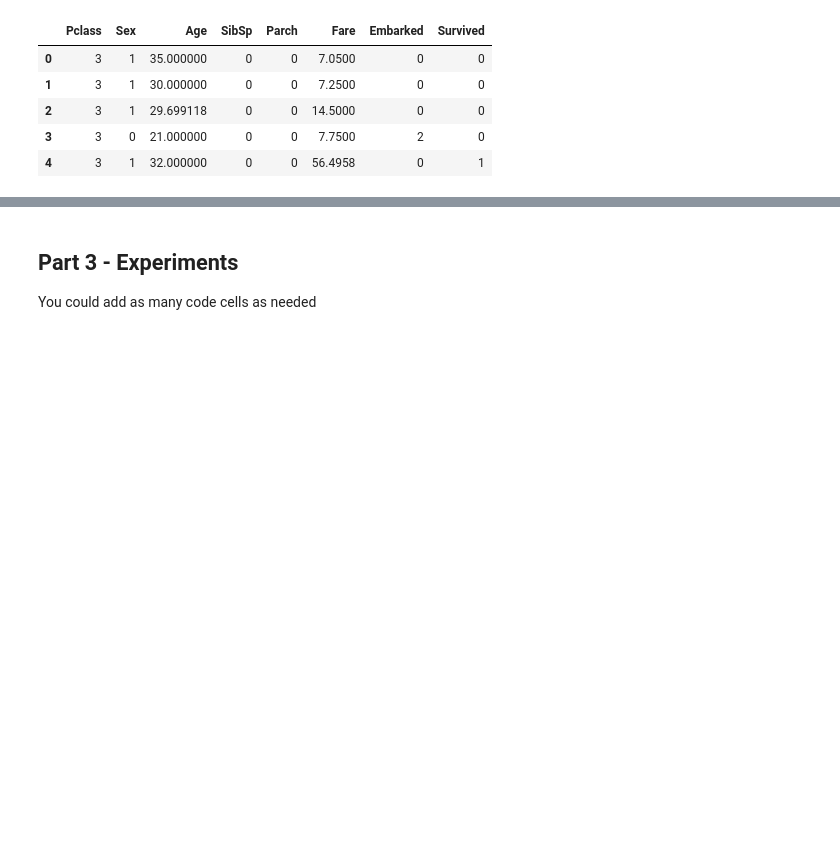
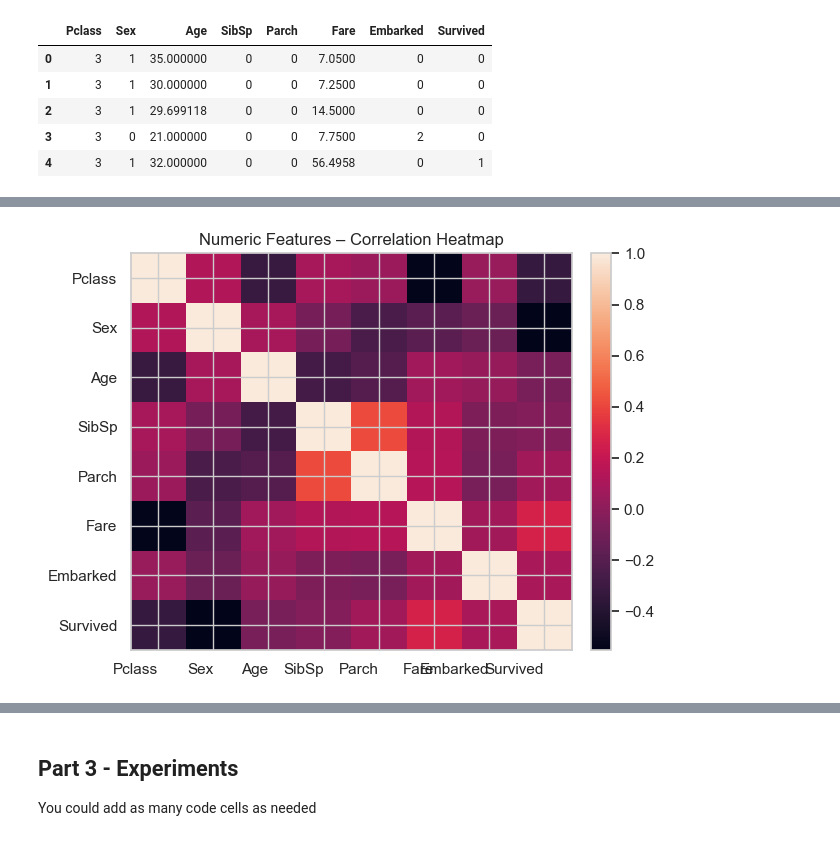
Before and after one commit to dudilevy25/hit-assignment-supervised-learning, a Jupyter notebook: Assignment_supervised_learning_flow.ipynb, the cells around one changed output, grey strips where cells are left out. Saved outputs shown, nothing was run; the diff lists cells and outputs as text; code cells hidden in the pictures; blank space fills up the shorter version.

```diff
--- a/Assignment_supervised_learning_flow.ipynb
+++ b/Assignment_supervised_learning_flow.ipynb
@@ -80,0 +113,17 @@ df_test.head()
+# %%
+# ---------- (1) Correlation heatmap for numeric features ----------
+num_cols = df_train.select_dtypes(include=[np.number]).columns.tolist()
+corr = df_train[num_cols].corr()
+
+plt.figure()
+im = plt.imshow(corr, aspect="auto")
+plt.title("Numeric Features – Correlation Heatmap")
+plt.colorbar(im, fraction=0.046, pad=0.04)
+plt.xticks(ticks=range(len(num_cols)), labels=num_cols, ha="right")
+plt.yticks(ticks=range(len(num_cols)), labels=num_cols)
+plt.tight_layout()
+plt.show()
+# Purpose: show linear relationships between numeric features and the target (Survived)
+# Flow stage: feature analysis / relationship inspection
+# %% [output]
+[figure, added]
```
Also changed, not shown: parts of 6 cells of this notebook.
